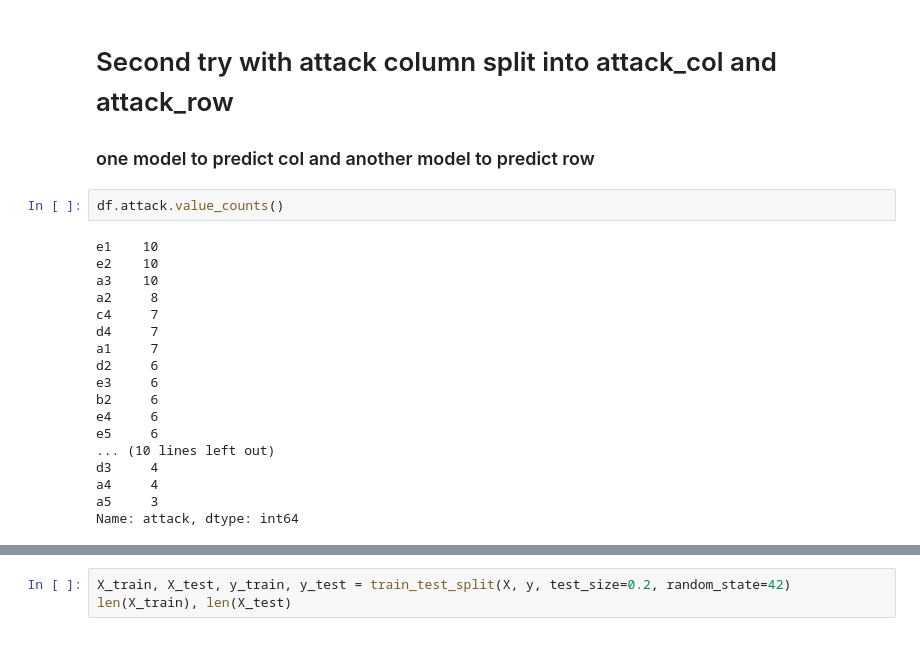
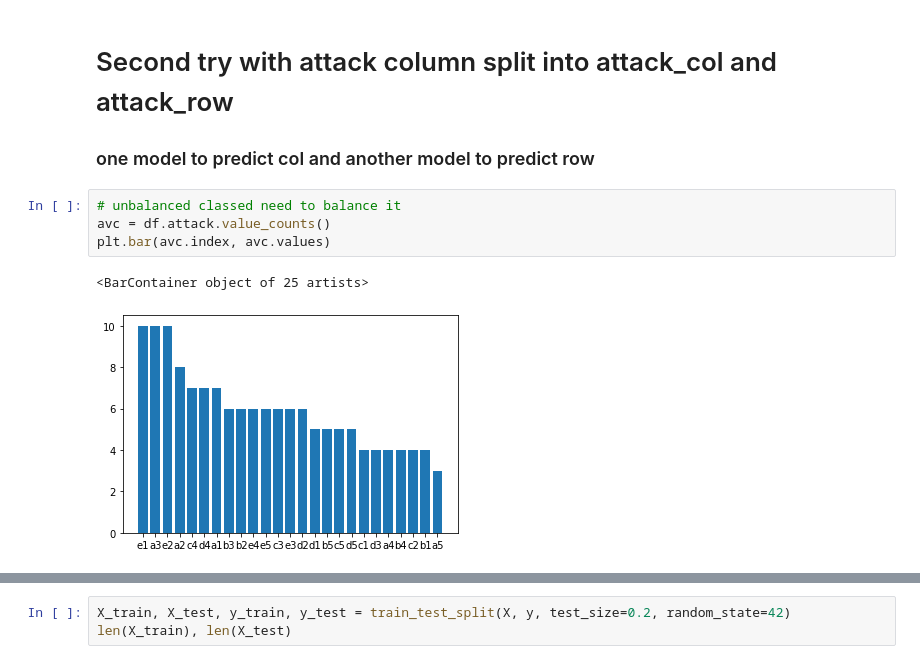
Before and after one commit to mshanm10/battleship-ai, a Jupyter notebook: src/model_training.ipynb, the cells around one changed output, grey strips where cells are left out. Saved outputs shown, nothing was run; the diff lists cells and outputs as text.

```diff
--- a/src/model_training.ipynb
+++ b/src/model_training.ipynb
@@ -116,26 +171,13 @@ classifier.score(X_test, y_test)
 # %% [markdown]
 # Second try with attack column split into attack_col and attack_row
 ### one model to predict col and another model to predict row
-# %%
-df.attack.value_counts()
-# %% [output]
-e1    10
-e2    10
-a3    10
-a2     8
-c4     7
-d4     7
-a1     7
-d2     6
-e3     6
-b2     6
-e4     6
-e5     6
-... (10 lines left out)
-d3     4
-a4     4
-a5     3
-Name: attack, dtype: int64
+# %%
+# unbalanced classed need to balance it
+avc = df.attack.value_counts()
+plt.bar(avc.index, avc.values)
+# %% [output]
+<BarContainer object of 25 artists>
+[figure, added]
 # %%
 # split attack into attack_col and attack_row to train two models one to detect col and another model to detect row
 exp_cols = df.attack.apply(lambda v: v[0] + ' ' + v[1]).str.split(expand=True)
```
Also changed, not shown: parts of 15 cells of this notebook, 51 other files.
